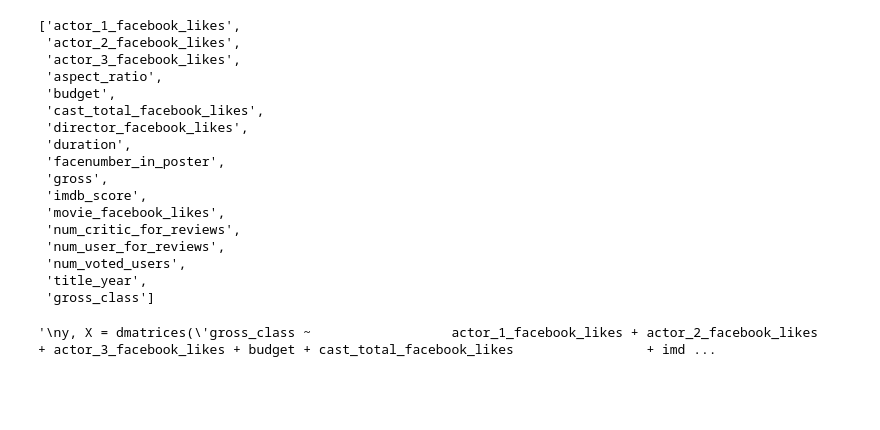
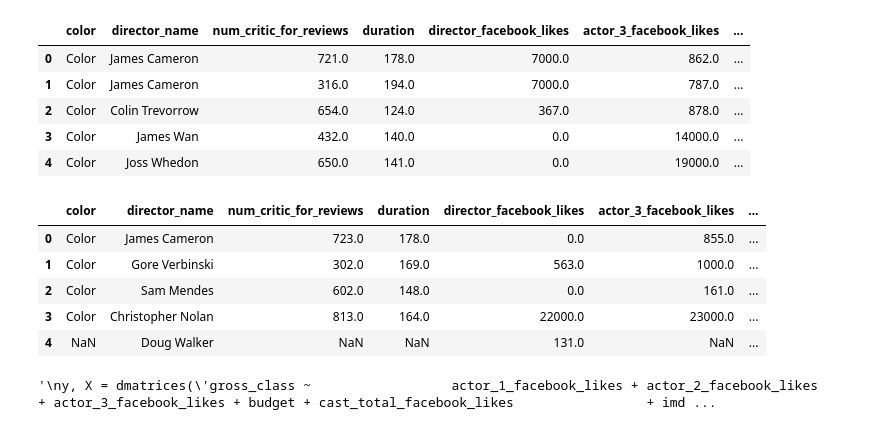
Before and after one commit to rihardsbar/dm-predictive-ml, a Jupyter notebook: logistic_regression/LogisticRegression.ipynb, the cells around one changed output. Saved outputs shown, nothing was run; the diff lists cells and outputs as text; code cells hidden in the pictures; blank space fills up the shorter version.

```diff
--- a/logistic_regression/LogisticRegression.ipynb
+++ b/logistic_regression/LogisticRegression.ipynb
@@ -26,8 +26,10 @@ import itertools
 
 
 #open the file
-file_path = "/home/user/projects/data_mining/predictive_data_mining/logistic_regression/working_dataset.csv"
+file_path_A = "/home/user/projects/data_mining/predictive_data_mining/logistic_regression/working_dataset.csv"
+file_path = "/home/user/projects/data_mining/predictive_data_mining/dataset/movie_metadata_budgets.csv"
 dta = pd.read_csv(file_path)
+dtaa = pd.read_csv(file_path_A)
 #clean up data non numeric rows
 str_list = [] # empty list to contain columns with strings (words)
 for colname, colvalue in dta.iteritems():
@@ -139,51 +141,53 @@ def run_diff_predictors():
             iterator = iterator + 1
     print "Running total " + str(iterator) + " itterators"
     for L in range(0, len(headers)+1):
         for subset in itertools.combinations(headers, L):
             string = "gross_class ~ " + " + ".join(str(x) for x in subset)
             if itter  > 0:
                 print itter,
                 #print(string)
                 y, X = dmatrices(string,dta_clean, return_type="dataframe")
                 test_acc, avg_acc = run_logc_reg_with_data_trasn(y,X, 0.3, print_intr=False)
             #save best data
                 if test_acc > prev_test_acc:
                     prev_test_acc = test_acc
                     best_test_acc_str = "End highest test acc " + str(test_acc) + ", achieved with " + string
                 if avg_acc > prev_avg_acc:
                     prev_avg_acc = avg_acc
                     best_avg_acc_str = "End highest avg model acc " + str(avg_acc) + ", achieved with " + string
             itter = itter + 1
 
     #dump out the results
     print "Ending the predictors"
     print best_test_acc_str
     print best_avg_acc_str
     print "num of tries was " + str(itter)
 #extract data frames as predictors and target data sets
 
 
 #run_logc_reg_with_data_trasn(y,X,0.3, print_intr=False)
 #run_diff_predictors()
-list(dta_clean.columns.values)
+#new one
+pd.options.display.max_columns = 40
+dta.head()
+#dta.describe()
 # %% [output]
-['actor_1_facebook_likes',
- 'actor_2_facebook_likes',
- 'actor_3_facebook_likes',
- 'aspect_ratio',
- 'budget',
- 'cast_total_facebook_likes',
- 'director_facebook_likes',
- 'duration',
- 'facenumber_in_poster',
- 'gross',
- 'imdb_score',
- 'movie_facebook_likes',
- 'num_critic_for_reviews',
- 'num_user_for_reviews',
- 'num_voted_users',
- 'title_year',
- 'gross_class']
+|  | color | director_name | num_critic_for_reviews | duration | director_facebook_likes | actor_3_facebook_likes | ... |
+| 0 | Color | James Cameron | 721.0 | 178.0 | 7000.0 | 862.0 | ... |
+| 1 | Color | James Cameron | 316.0 | 194.0 | 7000.0 | 787.0 | ... |
+| 2 | Color | Colin Trevorrow | 654.0 | 124.0 | 367.0 | 878.0 | ... |
+| 3 | Color | James Wan | 432.0 | 140.0 | 0.0 | 14000.0 | ... |
+| 4 | Color | Joss Whedon | 650.0 | 141.0 | 0.0 | 19000.0 | ... |
+# %%
+#dtaa.describe()
+dtaa.head()
+# %% [output]
+|  | color | director_name | num_critic_for_reviews | duration | director_facebook_likes | actor_3_facebook_likes | ... |
+| 0 | Color | James Cameron | 723.0 | 178.0 | 0.0 | 855.0 | ... |
+| 1 | Color | Gore Verbinski | 302.0 | 169.0 | 563.0 | 1000.0 | ... |
+| 2 | Color | Sam Mendes | 602.0 | 148.0 | 0.0 | 161.0 | ... |
+| 3 | Color | Christopher Nolan | 813.0 | 164.0 | 22000.0 | 23000.0 | ... |
+| 4 | NaN | Doug Walker | NaN | NaN | 131.0 | NaN | ... |
 # %%
 '''
 y, X = dmatrices('gross_class ~ \
```
Also changed, not shown: 2 other files.
